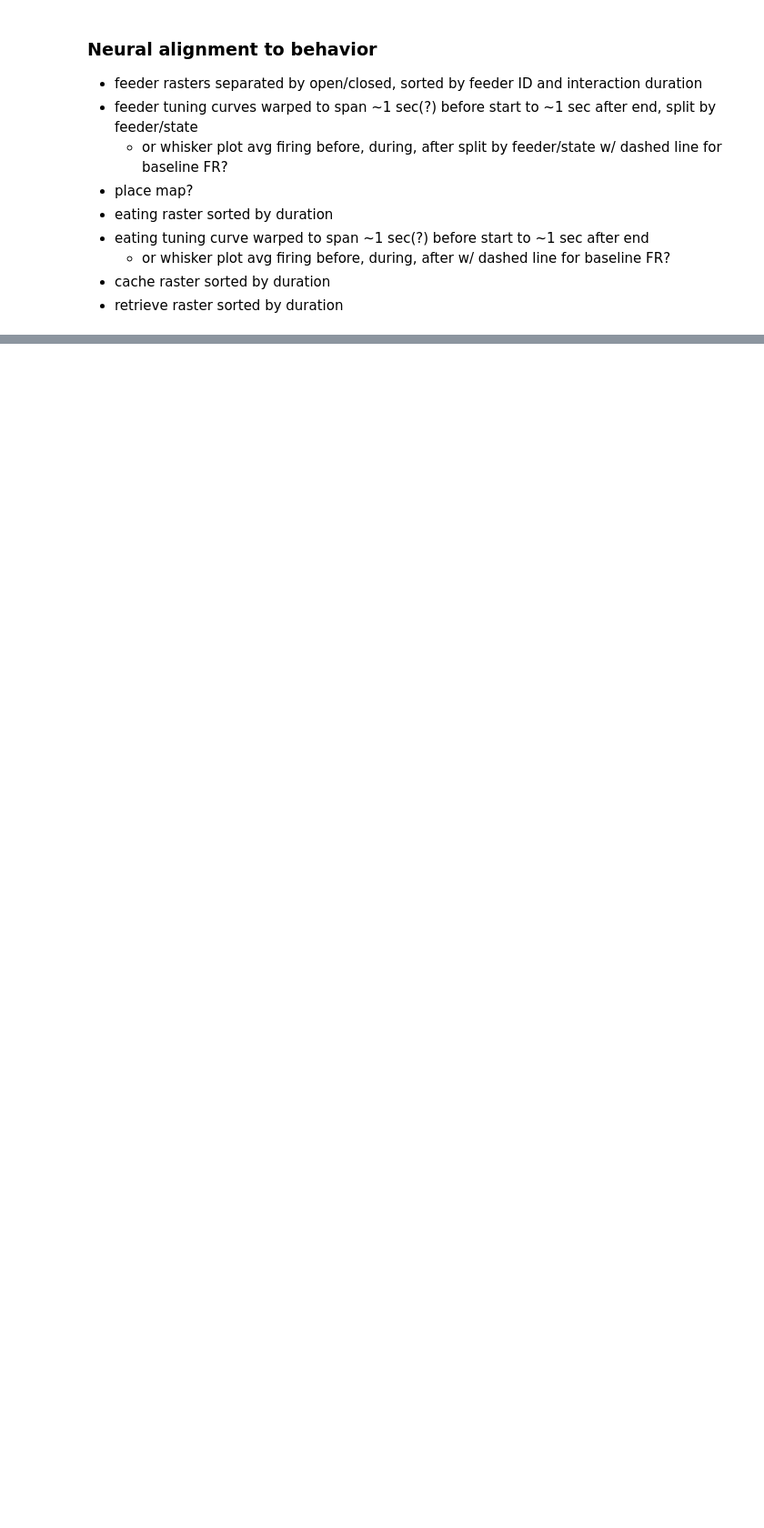
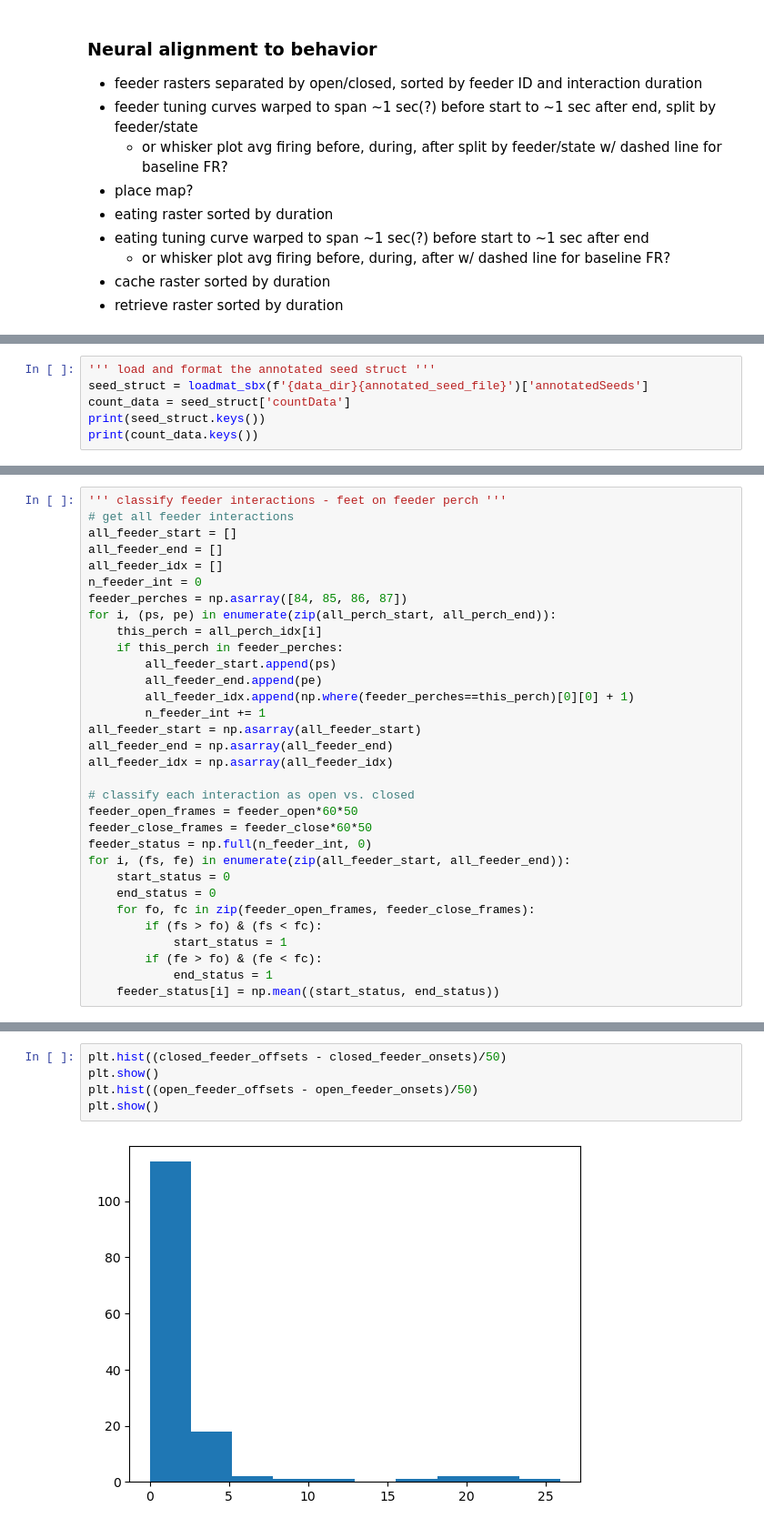
Before and after one commit to isabellow/lhy_hpc, a Jupyter notebook: behavior/hhmi2025_plots_behavior.ipynb, the cells around one changed output, grey strips where cells are left out. Shown at 91% size. Cells and saved outputs as stored; diff of their text form; blank space fills up the shorter version.

```diff
--- a/behavior/hhmi2025_plots_behavior.ipynb
+++ b/behavior/hhmi2025_plots_behavior.ipynb
@@ -98,0 +272,6 @@ else:
+# %%
+''' load and format the annotated seed struct '''
+seed_struct = loadmat_sbx(f'{data_dir}{annotated_seed_file}')['annotatedSeeds']
+count_data = seed_struct['countData']
+print(seed_struct.keys())
+print(count_data.keys())
@@ -98,0 +349,32 @@ else:
+# %%
+''' classify feeder interactions - feet on feeder perch '''
+# get all feeder interactions
+all_feeder_start = []
+all_feeder_end = []
+all_feeder_idx = []
+n_feeder_int = 0
+feeder_perches = np.asarray([84, 85, 86, 87])
+for i, (ps, pe) in enumerate(zip(all_perch_start, all_perch_end)):
+    this_perch = all_perch_idx[i]
+    if this_perch in feeder_perches:
+        all_feeder_start.append(ps)
+        all_feeder_end.append(pe)
+        all_feeder_idx.append(np.where(feeder_perches==this_perch)[0][0] + 1)
+        n_feeder_int += 1
+all_feeder_start = np.asarray(all_feeder_start)
+all_feeder_end = np.asarray(all_feeder_end)
+all_feeder_idx = np.asarray(all_feeder_idx)
+
+# classify each interaction as open vs. closed
+feeder_open_frames = feeder_open*60*50
+feeder_close_frames = feeder_close*60*50
+feeder_status = np.full(n_feeder_int, 0)
+for i, (fs, fe) in enumerate(zip(all_feeder_start, all_feeder_end)):
+    start_status = 0
+    end_status = 0
+    for fo, fc in zip(feeder_open_frames, feeder_close_frames):
+        if (fs > fo) & (fs < fc):
+            start_status = 1
+        if (fe > fo) & (fe < fc):
+            end_status = 1
+    feeder_status[i] = np.mean((start_status, end_status))
@@ -98,0 +514,7 @@ else:
+# %%
+plt.hist((closed_feeder_offsets - closed_feeder_onsets)/50)
+plt.show()
+plt.hist((open_feeder_offsets - open_feeder_onsets)/50)
+plt.show()
+# %% [output]
+[figure, added]
```
Also changed, not shown: parts of 43 cells of this notebook, 21 other files.
